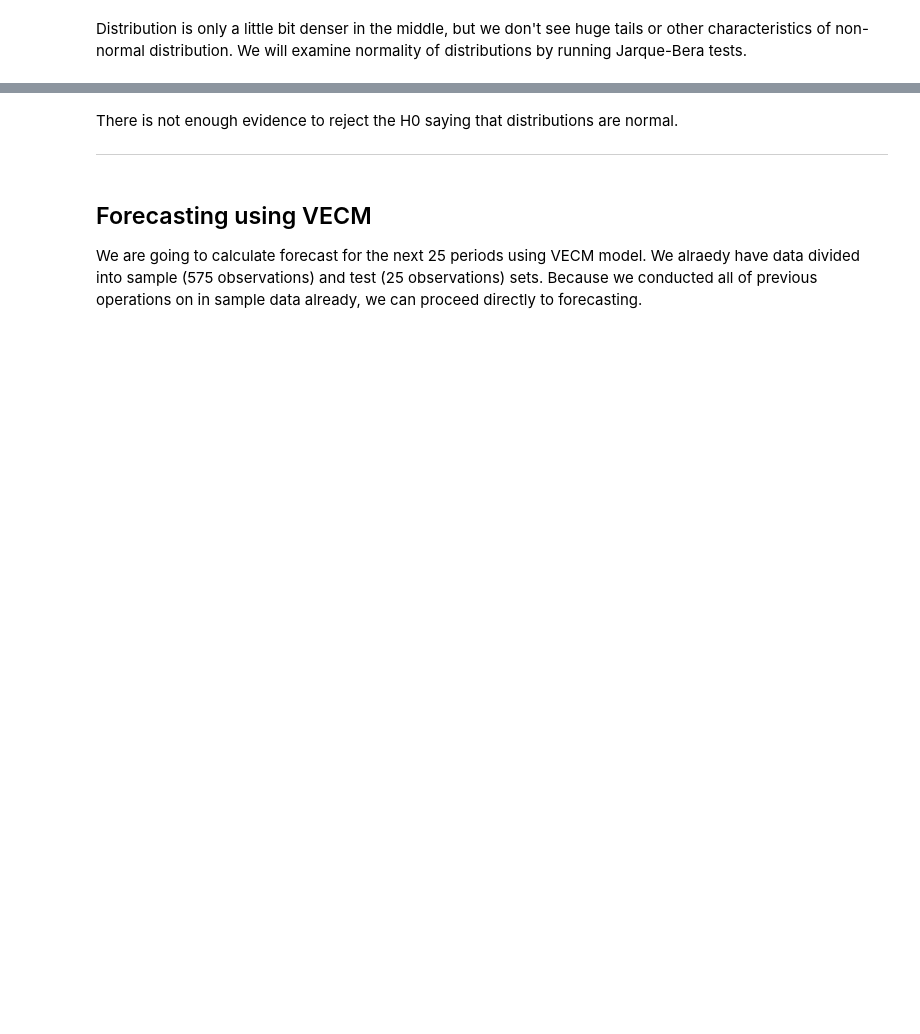
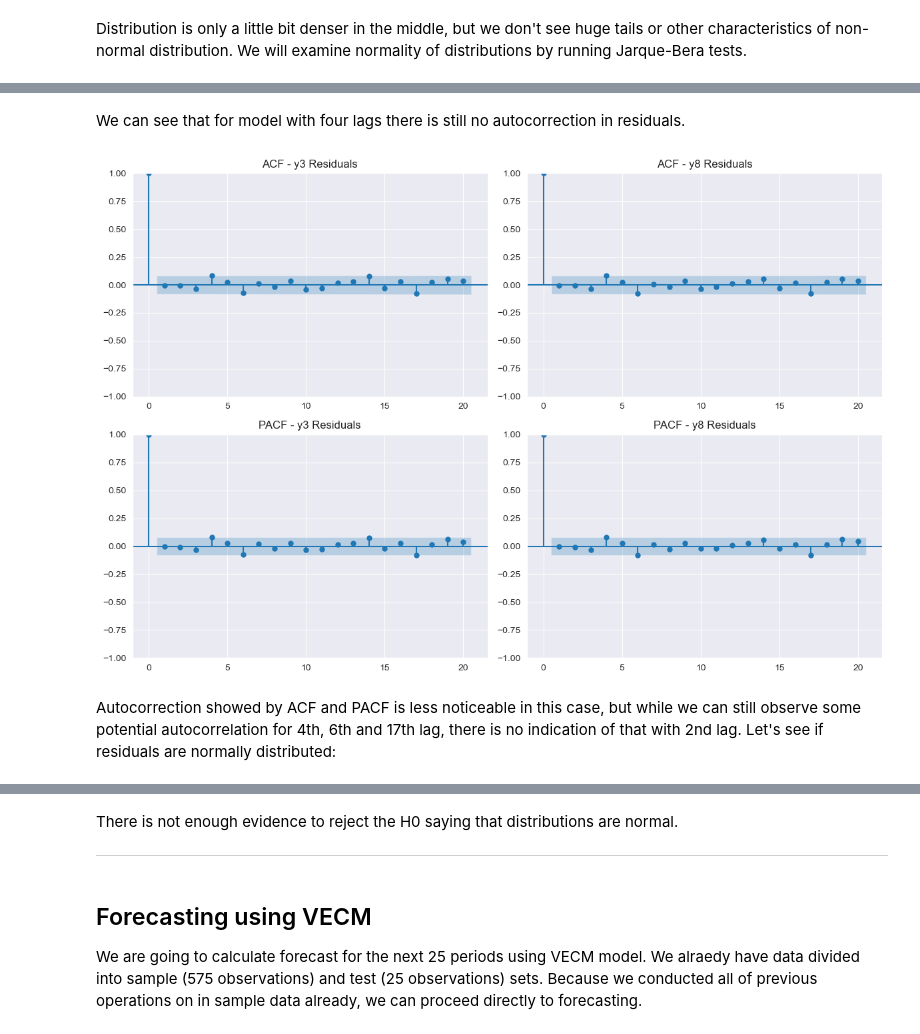
Before and after one commit to pjagiello01/Time-Series-Analysis, a Jupyter notebook: notebooks/analysis.ipynb, the cells around one changed output, grey strips where cells are left out. Drawn from its saved outputs; the diff is of its cells as text; code cells hidden in the pictures; blank space fills up the shorter version.

```diff
--- a/notebooks/analysis.ipynb
+++ b/notebooks/analysis.ipynb
@@ -772,0 +867,23 @@ Multivariate Normality Test Results (using VECMResults method):
+# %%
+residuals_4_lags = var_results_4_lags.resid
+residuals_4_lags = pd.DataFrame(residuals_4_lags, columns=['y3', 'y8'])
+
+# Test for serial correlation (Ljung-Box test on residuals)
+# Apply to each residual series separately
+print("\nLjung-Box Test for Serial Correlation in Residuals (lag=10):")
+ljung_box_y3 = acorr_ljungbox(residuals_4_lags['y3'], lags=[10], return_df=True)
+ljung_box_y8 = acorr_ljungbox(residuals_4_lags['y8'], lags=[10], return_df=True)
+print("y3 Residuals:\n", ljung_box_y3)
+print("\ny8 Residuals:\n", ljung_box_y8)
+
+# Check p-values
+alpha_serial = 0.05
+print(f"\nConclusion at alpha={alpha_serial}:")
+if ljung_box_y3['lb_pvalue'].iloc[0] < alpha_serial:
+    print(" - Reject H0 (no serial correlation) for y3 residuals.")
+else:
+    print(" - Cannot reject H0 (no serial correlation) for y3 residuals.")
+if ljung_box_y8['lb_pvalue'].iloc[0] < alpha_serial:
+    print(" - Reject H0 (no serial correlation) for y8 residuals.")
+else:
+    print(" - Cannot reject H0 (no serial correlation) for y8 residuals.")
@@ -772,0 +903,16 @@ Multivariate Normality Test Results (using VECMResults method):
+# %% [markdown]
+We can see that for model with four lags there is still no autocorrection in residuals.
+# %%
+# Plot ACF and PACF of residuals
+fig, axes = plt.subplots(2, 2, figsize=(12, 8))
+plot_acf(residuals_4_lags['y3'], ax=axes[0, 0], title='ACF - y3 Residuals', lags=20)
+plot_pacf(residuals_4_lags['y3'], ax=axes[1, 0], title='PACF - y3 Residuals', lags=20,
+          method='ywm')  # 'ols' method might fail if near non-stationarity
+plot_acf(residuals_4_lags['y8'], ax=axes[0, 1], title='ACF - y8 Residuals', lags=20)
+plot_pacf(residuals_4_lags['y8'], ax=axes[1, 1], title='PACF - y8 Residuals', lags=20, method='ywm')
+plt.tight_layout()
+plt.show()
+# %% [output]
+[figure, added]
+# %% [markdown]
+Autocorrection showed by ACF and PACF is less noticeable in this case, but while we can still observe some potential autocorrelation for 4th, 6th and 17th lag, there is no indication of that with 2nd lag. Let's see if residuals are normally distributed:
```
Also changed, not shown: parts of 62 cells of this notebook.
